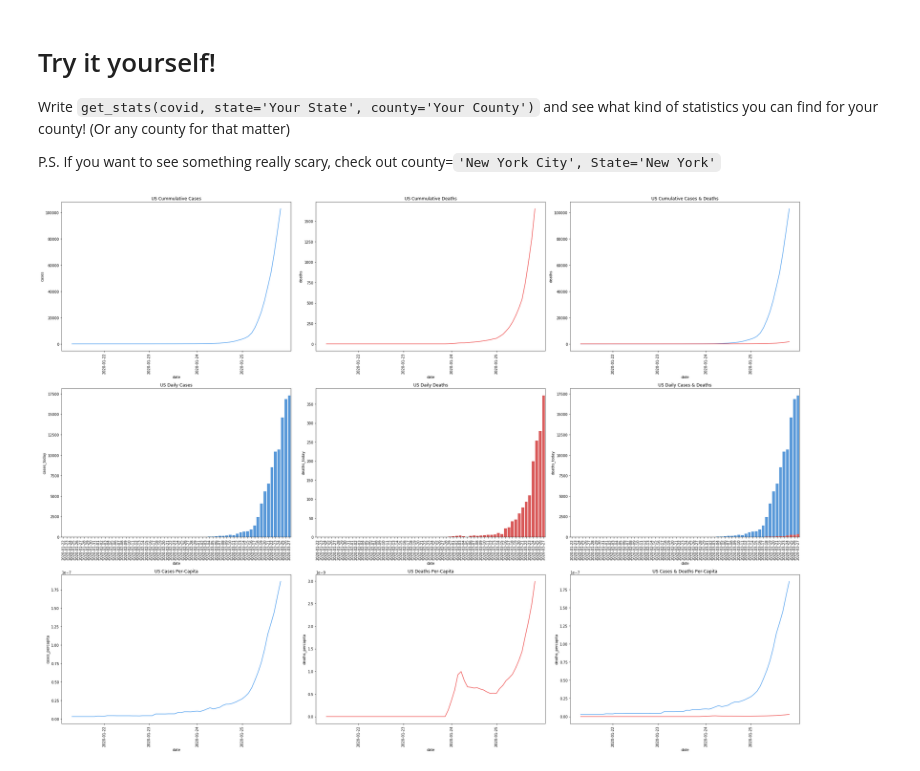
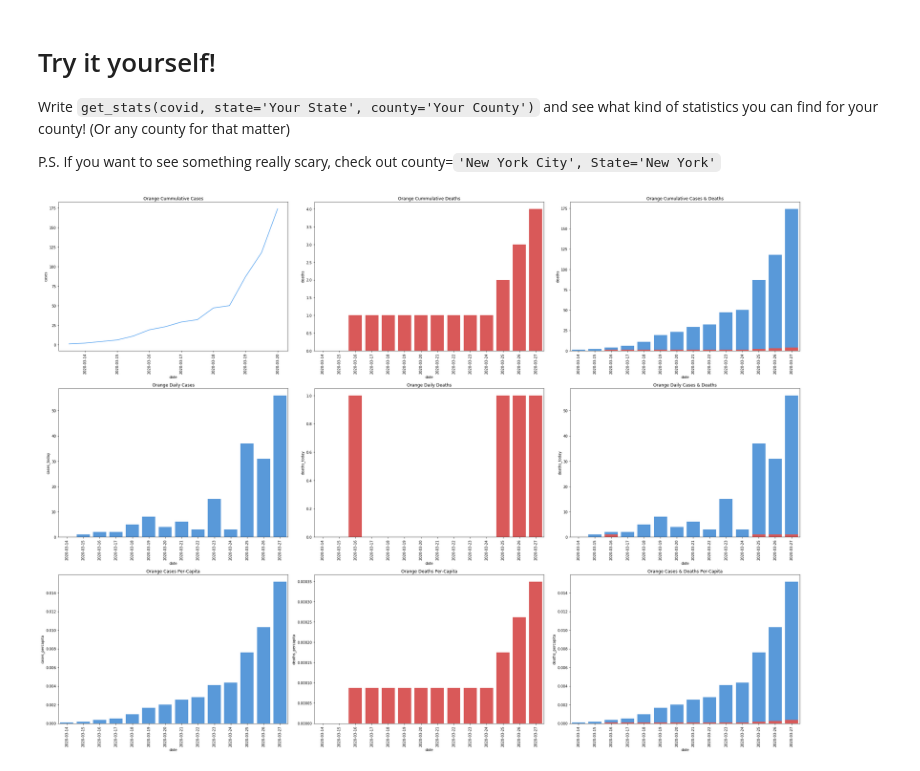
Before and after one commit to cobyoram/Coronavirus_US, a Jupyter notebook: coronavirus_exploration_US.ipynb, the cells around one changed output. Saved outputs shown, nothing was run; the diff lists cells and outputs as text; code cells hidden in the pictures.

Commit message:
Turned graphs into bargraphs, ovrlaid daily

```diff
--- a/coronavirus_exploration_US.ipynb
+++ b/coronavirus_exploration_US.ipynb
@@ -103,8 +117,8 @@ def get_stats(data, state=None, county=None, population=population):
     locale['deaths_today'] = locale.deaths - locale['deaths-1']
 
     # Create columns for per-capita cases and deaths
-    locale['cases_percapita'] = locale.cases / locale.population
-    locale['deaths_percapita'] = locale.deaths / locale.population
+    locale['cases_percapita'] = locale.cases / locale.population *100
+    locale['deaths_percapita'] = locale.deaths / locale.population *100
 
     # Initialize the subplot numbers
     spx = 3
@@ -115,29 +129,30 @@ def get_stats(data, state=None, county=None, population=population):
     plt.figure(figsize=(30,22))
 
     # Plot the cummulative cases and deaths over time for the locale
-    plt.subplot(spy,spx,spi)
-    chart = sns.lineplot(x=locale.date, y=locale.cases, color='#4499ee')
+    # plt.subplot(spy,spx,spi)
+    # chart = sns.lineplot(x=locale.date, y=locale.cases, color='#4499ee')
     # chart = sns.lineplot(x=locale.date, y=locale.cases_today, color='#999999')
-    chart.set_xticklabels(labels=locale.date.dt.date, rotation=90)
-    plt.title(f'{location} Cummulative Cases')
-    spi += 1
-
-    # plt.subplot(spy,spx,spi)
-    # chart = sns.barplot(x=locale.date, y=locale.cases, color='#4499ee')
-    # chart = sns.barplot(x=locale.date, y=locale.cases_today, color='#999999')
     # chart.set_xticklabels(labels=locale.date.dt.date, rotation=90)
     # plt.title(f'{location} Cummulative Cases')
     # spi += 1
 
     plt.subplot(spy,spx,spi)
-    chart = sns.lineplot(x=locale.date, y=locale.deaths, color='#ee4444')
+    chart = sns.barplot(x=locale.date, y=locale.cases, color='#4499ee')
+    chart = sns.barplot(x=locale.date, y=locale.cases_today, color='#999999')
+    chart.set_xticklabels(labels=locale.date.dt.date, rotation=90)
+    plt.title(f'{location} Cummulative Cases')
+    spi += 1
+
+    plt.subplot(spy,spx,spi)
+    chart = sns.barplot(x=locale.date, y=locale.deaths, color='#ee4444')
+    chart = sns.barplot(x=locale.date, y=locale.deaths_today, color='#999999')
     chart.set_xticklabels(labels=locale.date.dt.date, rotation=90)
     plt.title(f'{location} Cummulative Deaths')
     spi += 1
 
     plt.subplot(spy,spx,spi)
-    chart = sns.lineplot(x=locale.date, y=locale.cases, color='#4499ee')
-    chart = sns.lineplot(x=locale.date, y=locale.deaths, color='#ee4444')
+    chart = sns.barplot(x=locale.date, y=locale.cases, color='#4499ee')
+    chart = sns.barplot(x=locale.date, y=locale.deaths, color='#ee4444')
     chart.set_xticklabels(labels=locale.date.dt.date, rotation=90)
     plt.title(f'{location} Cumulative Cases & Deaths')
     spi += 1
@@ -165,20 +180,20 @@ def get_stats(data, state=None, county=None, population=population):
     # Plot the per-capita cases and deaths over time for the locale
 
     plt.subplot(spy,spx,spi)
-    chart = sns.lineplot(x=locale.date, y=locale.cases_percapita, color='#4499ee')
+    chart = sns.barplot(x=locale.date, y=locale.cases_percapita, color='#4499ee')
     chart.set_xticklabels(labels=locale.date.dt.date, rotation=90)
     plt.title(f'{location} Cases Per-Capita')
     spi += 1
 
     plt.subplot(spy,spx,spi)
-    chart = sns.lineplot(x=locale.date, y=locale.deaths_percapita, color='#ee4444')
+    chart = sns.barplot(x=locale.date, y=locale.deaths_percapita, color='#ee4444')
     chart.set_xticklabels(labels=locale.date.dt.date, rotation=90)
     plt.title(f'{location} Deaths Per-Capita')
     spi += 1
 
     plt.subplot(spy,spx,spi)
-    chart = sns.lineplot(x=locale.date, y=locale.cases_percapita, color='#4499ee')
-    chart = sns.lineplot(x=locale.date, y=locale.deaths_percapita, color='#ee4444')
+    chart = sns.barplot(x=locale.date, y=locale.cases_percapita, color='#4499ee')
+    chart = sns.barplot(x=locale.date, y=locale.deaths_percapita, color='#ee4444')
     chart.set_xticklabels(labels=locale.date.dt.date, rotation=90)
     plt.title(f'{location} Cases & Deaths Per-Capita')
 
@@ -195,6 +210,6 @@ Write `get_stats(covid, state='Your State', county='Your County')` and see what
 
 P.S. If you want to see something really scary, check out county=`'New York City', State='New York'`
 # %%
-get_stats(covid, state='', county='')
+get_stats(covid, state='Florida', county='Orange')
 # %% [output]
-[figure, old version]
+[figure, new version]
```
Also changed, not shown: parts of 5 cells of this notebook.
